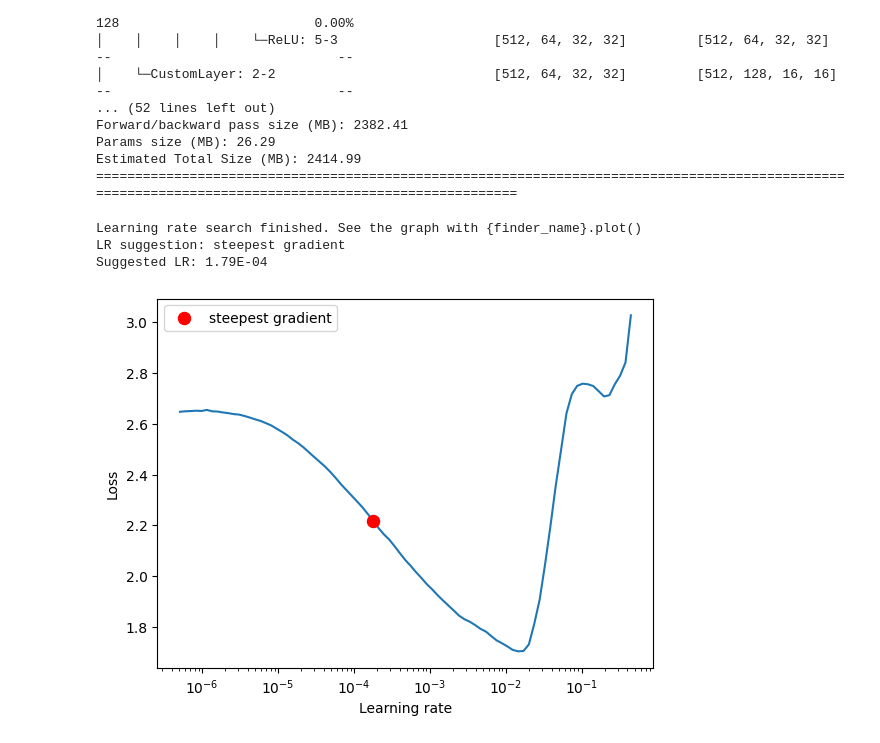
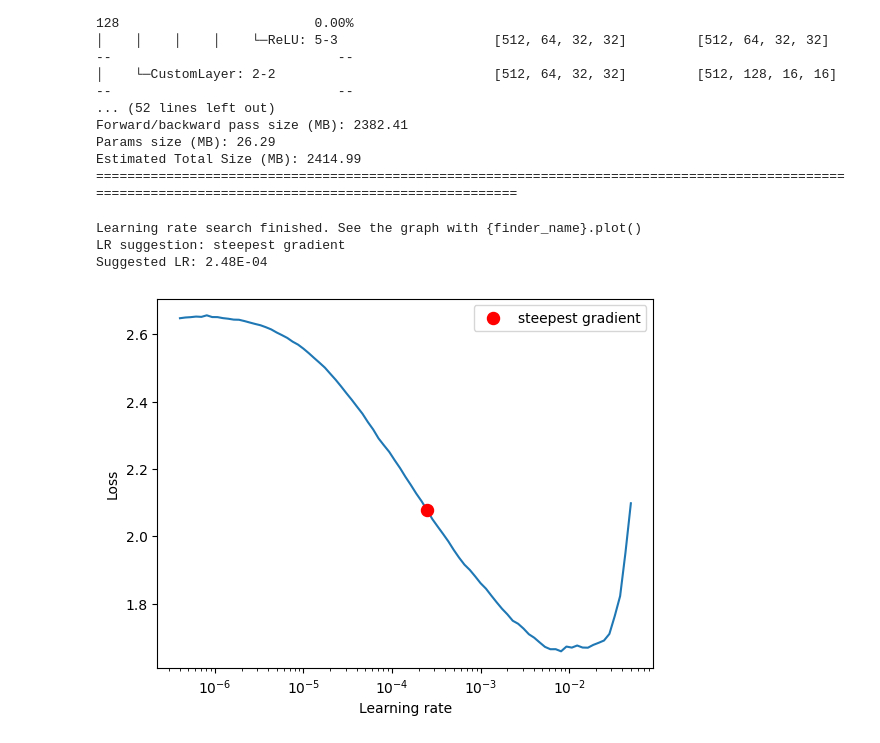
Before and after one commit to swapniel99/erav1s10, a Jupyter notebook: S10.ipynb, the cells around one changed output. Drawn from its saved outputs; the diff is of its cells as text; code cells hidden in the pictures.

```diff
--- a/S10.ipynb
+++ b/S10.ipynb
@@ -70,10 +87,10 @@ Params size (MB): 26.29
 Estimated Total Size (MB): 2414.99
 ======================================================================================================================================================
 # %%
-exp1 = Experiment(model, cifar10)
+exp = Experiment(model, cifar10)
 # %% [output]
 Learning rate search finished. See the graph with {finder_name}.plot()
 LR suggestion: steepest gradient
-Suggested LR: 1.79E-04
+Suggested LR: 2.48E-04
-[figure, old version]
+[figure, new version]
 # %%
```
Also changed, not shown: parts of 6 cells of this notebook.
